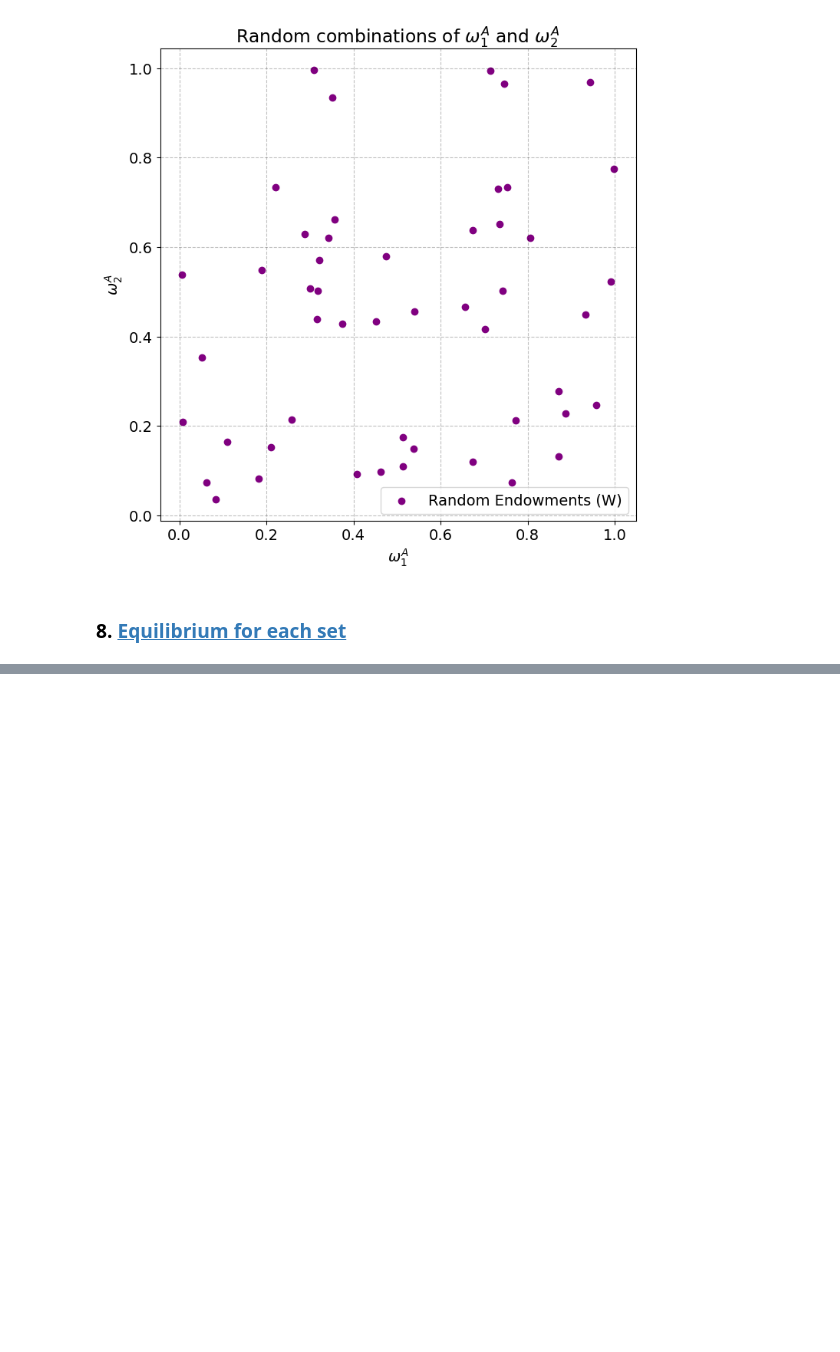
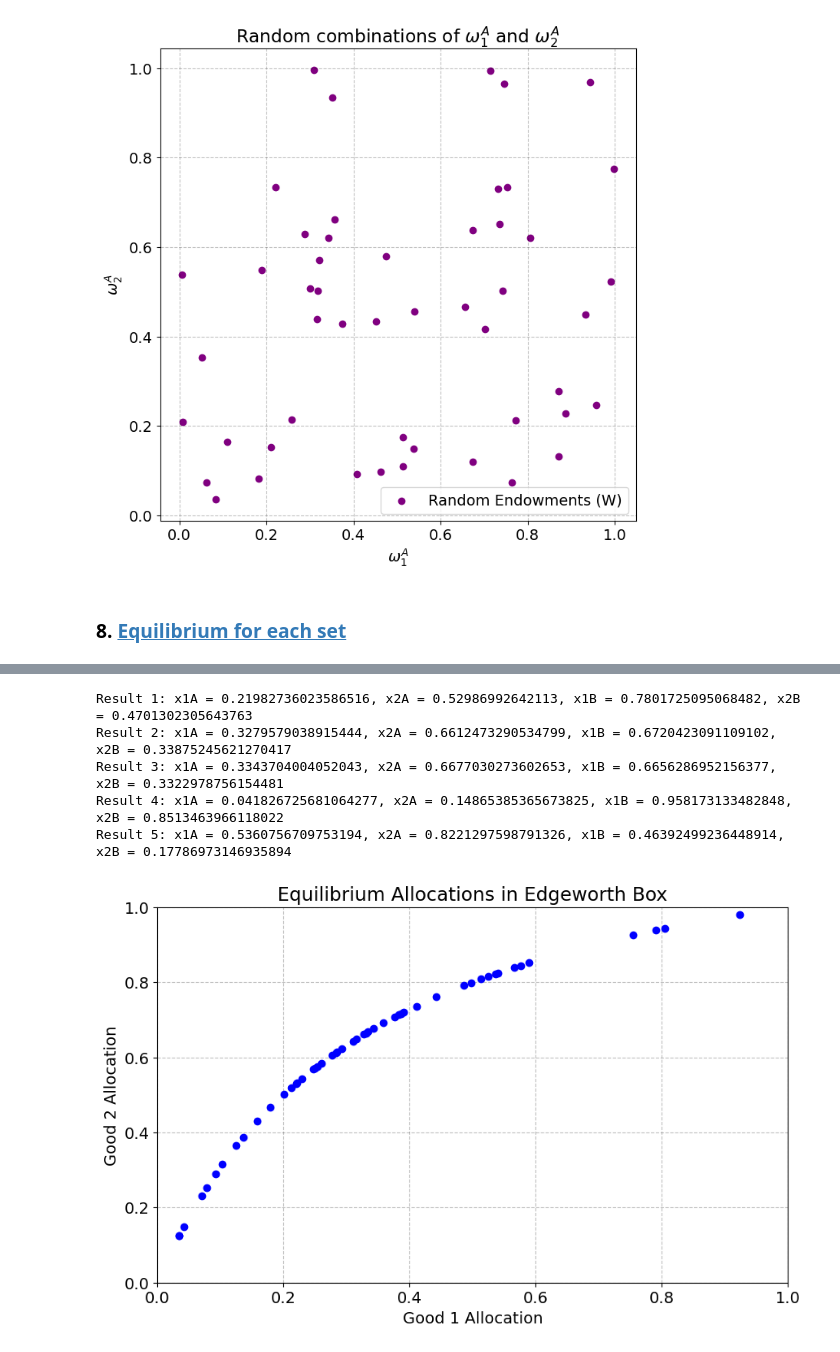
Before and after one commit to NumEconCopenhagen/projects-2024-Simon-C-og-Jens-H, a Jupyter notebook: Inaguralproject/InauguralProject2024.ipynb, the cells around one changed output, grey strips where cells are left out. Cells and saved outputs as stored; diff of their text form; code cells hidden in the pictures; blank space fills up the shorter version.

```diff
--- a/Inaguralproject/InauguralProject2024.ipynb
+++ b/Inaguralproject/InauguralProject2024.ipynb
@@ -532,0 +517,74 @@ plt.show()
+# %%
+omega_1B = 1 - omega_1A
+omega_2B = 1 - omega_2A
+
+# Liste til at gemme resultaterne
+results = []
+
+# Loop over hver kombination af endowments
+for i in range(len(omega_1A)):
+    w1A = omega_1A[i]
+    w2A = omega_2A[i]
+    w1B = omega_1B[i]
+    w2B = omega_2B[i]
+
+    model = ExchangeEconomyClass(alpha=1/3, beta=2/3, w1A=w1A, w2A=w2A)
+
+    # Definér objective function
+    def objective_func(p1):
+        eps1, _ = model.check_market_clearing(p1)
+        return abs(eps1)
+
+    # Find den optimale pris
+    res = optimize.minimize_scalar(
+        objective_func,
+        bounds=(0, 1e6),
+        method='bounded'
+    )
+
+    # Udpak resultaterne
+    optimal_p1 = res.x
+    optimal_eps1, optimal_eps2 = model.check_market_clearing(optimal_p1)
+
+    # Gem de resulterende allokeringer for både A og B
+    x1A, x2A = model.demand_A(optimal_p1)
+    x1B, x2B = model.demand_B(optimal_p1)
+
+    # Gem resultaterne
+    results.append({
+        'w1A': w1A,
+        'w2A': w2A,
+        'w1B': w1B,
+        'w2B': w2B,
+        'optimal_p1': optimal_p1,
+        'optimal_eps1': optimal_eps1,
+        'optimal_eps2': optimal_eps2,
+        'x1A': x1A,
+        'x2A': x2A,
+        'x1B': x1B,
+        'x2B': x2B
+    })
+
+# Print en stikprøve af resultaterne for at kontrollere, at vi får forskellige værdier
+for i, result in enumerate(results[:5]):
+    print(f"Result {i+1}: x1A = {result['x1A']}, x2A = {result['x2A']}, x1B = {result['x1B']}, x2B = {result['x2B']}")
+
+# Plot de resulterende allokeringer i en Edgeworth-boks
+plt.figure(figsize=(10, 6))
+for result in results:
+    plt.plot(result['x1A'], result['x2A'], 'bo')
+
+plt.xlabel('Good 1 Allocation')
+plt.ylabel('Good 2 Allocation')
+plt.title('Equilibrium Allocations in Edgeworth Box')
+plt.xlim(0, 1)
+plt.ylim(0, 1)
+plt.grid(True)
+plt.show()
+# %% [output]
+Result 1: x1A = 0.21982736023586516, x2A = 0.52986992642113, x1B = 0.7801725095068482, x2B = 0.4701302305643763
+Result 2: x1A = 0.3279579038915444, x2A = 0.6612473290534799, x1B = 0.6720423091109102, x2B = 0.33875245621270417
+Result 3: x1A = 0.3343704004052043, x2A = 0.6677030273602653, x1B = 0.6656286952156377, x2B = 0.3322978756154481
+Result 4: x1A = 0.041826725681064277, x2A = 0.14865385365673825, x1B = 0.958173133482848, x2B = 0.8513463966118022
+Result 5: x1A = 0.5360756709753194, x2A = 0.8221297598791326, x1B = 0.46392499236448914, x2B = 0.17786973146935894
+[figure, added]
```
Also changed, not shown: parts of 3 cells of this notebook.
